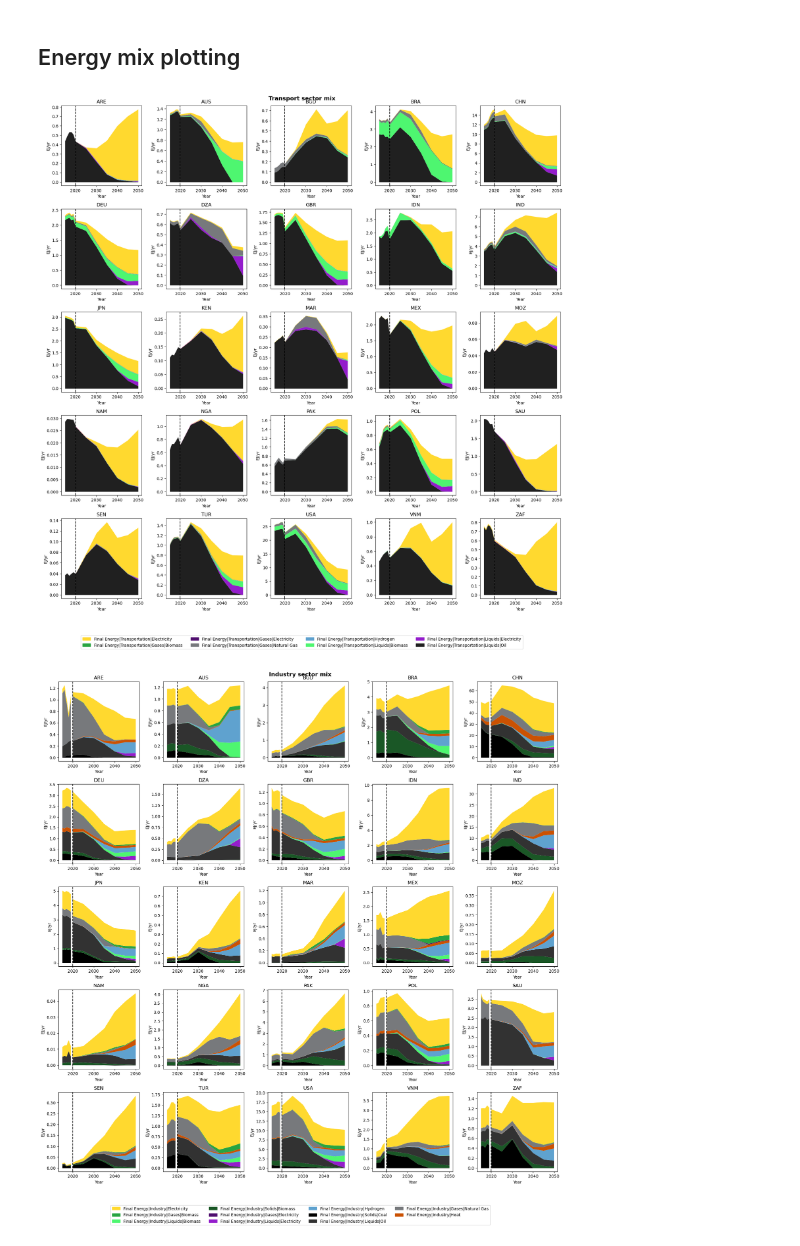
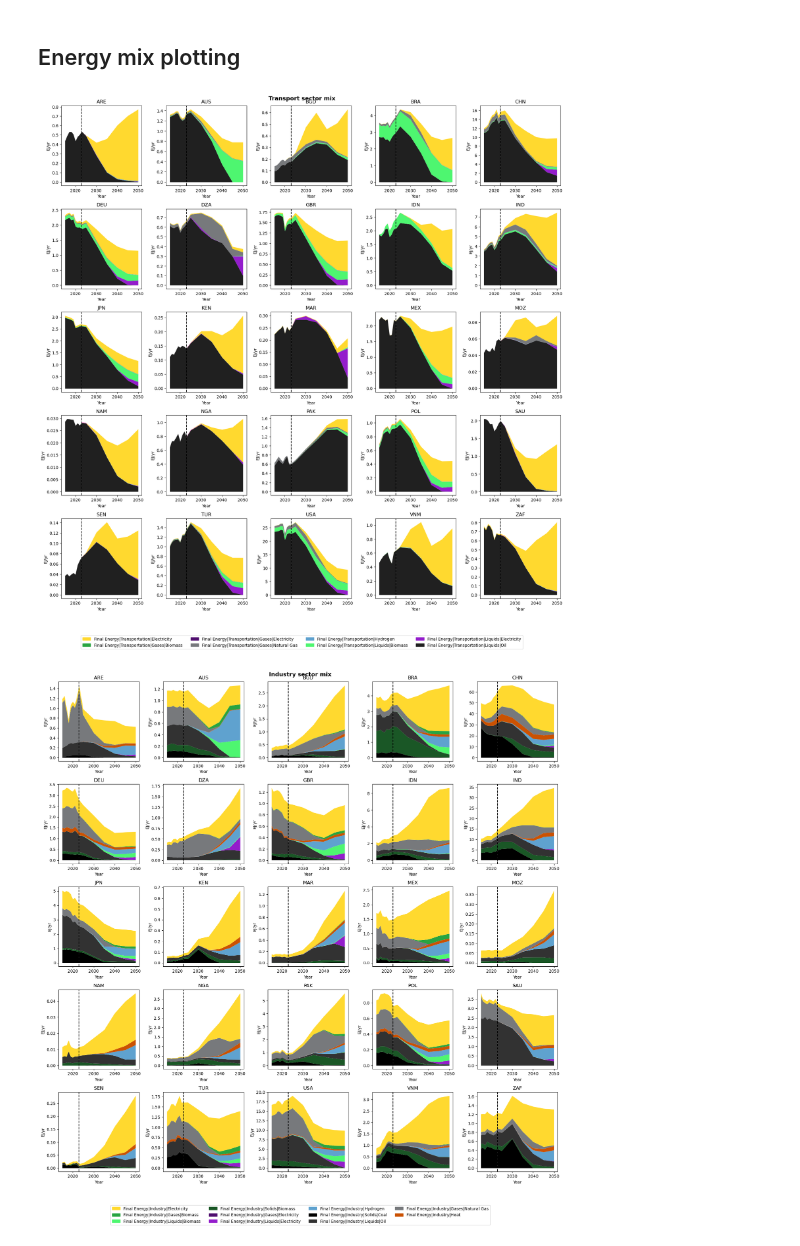
Before and after one commit to fabiosferra/DSCALE, a Jupyter notebook: notebook/explore_enduse.ipynb, the cells around one changed output. Cells and saved outputs as stored; diff of their text form; code cells hidden in the pictures.

```diff
--- a/notebook/explore_enduse.ipynb
+++ b/notebook/explore_enduse.ipynb
@@ -107,6 +108,6 @@ npe_siamese = pyam.IamDataFrame(NPE_PATH / '3_Data/results_v12/siamese.csv')
 # %% [markdown]
 Load up DSCALE results
 # %%
-dscale_results = pyam.IamDataFrame(f'../results/5_Explorer_and_New_Variables/{dscale_project}/{dscale_suffix}/REMIND 3.4_2022_harmo_step5h_hydrogen.csv')
+dscale_results = pyam.IamDataFrame(f'../results/5_Explorer_and_New_Variables/{dscale_project}/{dscale_suffix}/REMIND 3.4_2023_harmo_step5h_hydrogen.csv')
 # dscale_results = pyam.IamDataFrame(f'../results/5_Explorer_and_New_Variables/{dscale_project}/{dscale_suffix}/REMIND 3.4_2022_harmo_step5e_None.csv')
 # %% [output]
@@ -529,6 +532,6 @@ inferred_other_sector
 # %%
 f, ax = plt.subplots(nrows=2,ncols=2,figsize=(10,10))
-plot_region = 'CHA'
+plot_region = 'OAS'
 
 sectors = ['Final Energy','Final Energy|Transportation','Final Energy|Industry','Final Energy|Residential and Commercial']
 
@@ -678,13 +705,14 @@ for color in transport_color_map.keys():
 pyam.run_control().update({"color": {"variable": transport_color_map}, "hatch" : {"scenario" : hatch}})
 # %%
 year_proj = [
-    2020,
- 2025,
- 2030,
- 2035,
- 2040,
- 2045,
- 2050,
+    # 2020,
+    2023,
+    2025,
+    2030,
+    2035,
+    2040,
+    2045,
+    2050,
  ]
 
 f, axes = plt.subplots(nrows=5, ncols=5, figsize=(18, 18))
@@ -703,10 +731,10 @@ for count, ax in enumerate(axes.ravel()):
     hist_data_iea.filter(
         region=IKEA_ISOS[count],
         variable=transport_mix_variable,
-        year=[2015, 2016, 2017, 2018, 2019, 2020]
+        year=[2015, 2016, 2017, 2018, 2019, 2020, 2021, 2022, 2023]
     ).plot.stack(ax=ax)
 
-    ax.axvline(x=2020, color='k', ls='--')
+    ax.axvline(x=2023, color='k', ls='--')
     ax.set_title(IKEA_ISOS[count])
     ax.legend().remove()
 
@@ -716,8 +744,11 @@ f.suptitle('Transport sector mix',fontsize=14,fontweight='bold')
 f.legend(transport_legend_key,[l.get_label() for l in transport_legend_key],ncols=4,loc='center',bbox_to_anchor=[0.5,-0.05])
 
 plt.tight_layout()
+
+Path(f'../results/7_Diagnostics/{dscale_project}/{dscale_suffix}/final_energy').mkdir(parents=True,exist_ok=True)
+plt.savefig(f'../results/7_Diagnostics/{dscale_project}/{dscale_suffix}/final_energy/transport_fuel_mix.png',dpi=300)
 # %% [output]
-[figure, old version]
+[figure, new version]
 # %%
 industry_mix_variable = [
  'Final Energy|Industry|Electricity',
@@ -759,7 +790,7 @@ for color in industry_color_map.keys():
 
 pyam.run_control().update({"color": {"variable": industry_color_map}, "hatch" : {"scenario" : hatch}})
 # %%
-year_proj = [2020,
+year_proj = [2023,
  2025,
  2030,
  2035,
@@ -779,36 +810,39 @@ year_proj = [2020,
  ]
 
 f, axes = plt.subplots(nrows=5, ncols=5, figsize=(18, 18))
 
 # colors = [color_map[v] for v in power_mix_var]
 
 for count, ax in enumerate(axes.ravel()):
 
     dscale_results.filter(
         scenario='NPE-core',
         region=IKEA_ISOS[count],
         variable=industry_mix_variable,
         year = year_proj
     ).plot.stack(ax=ax,)
 
     hist_data_iea.filter(
         region=IKEA_ISOS[count],
         variable=industry_mix_variable,
-        year=[2015, 2016, 2017, 2018, 2019]
+        year=[2015, 2016, 2017, 2018, 2019, 2020, 2021, 2022, 2023]
     ).plot.stack(ax=ax)
 
-    ax.axvline(x=2020, color='k', ls='--')
+    ax.axvline(x=2023, color='k', ls='--')
     ax.set_title(IKEA_ISOS[count])
     ax.legend().remove()
 
 # ax.legend(ncols=4,loc='center',bbox_to_anchor=[0.5,-0.05])
 
 f.suptitle('Industry sector mix',fontsize=14,fontweight='bold')
 f.legend(industry_legend_key,[l.get_label() for l in industry_legend_key],ncols=4,loc='center',bbox_to_anchor=[0.5,-0.05])
 
 plt.tight_layout()
+
+Path(f'../results/7_Diagnostics/{dscale_project}/{dscale_suffix}/final_energy').mkdir(parents=True,exist_ok=True)
+plt.savefig(f'../results/7_Diagnostics/{dscale_project}/{dscale_suffix}/final_energy/industry_fuel_mix.png',dpi=300)
 # %% [output]
-[figure, old version]
+[figure, new version]
 # %%
 buildings_mix_variable = [
  'Final Energy|Residential and Commercial|Electricity',
```
Also changed, not shown: parts of 29 cells of this notebook, 2 other files.
